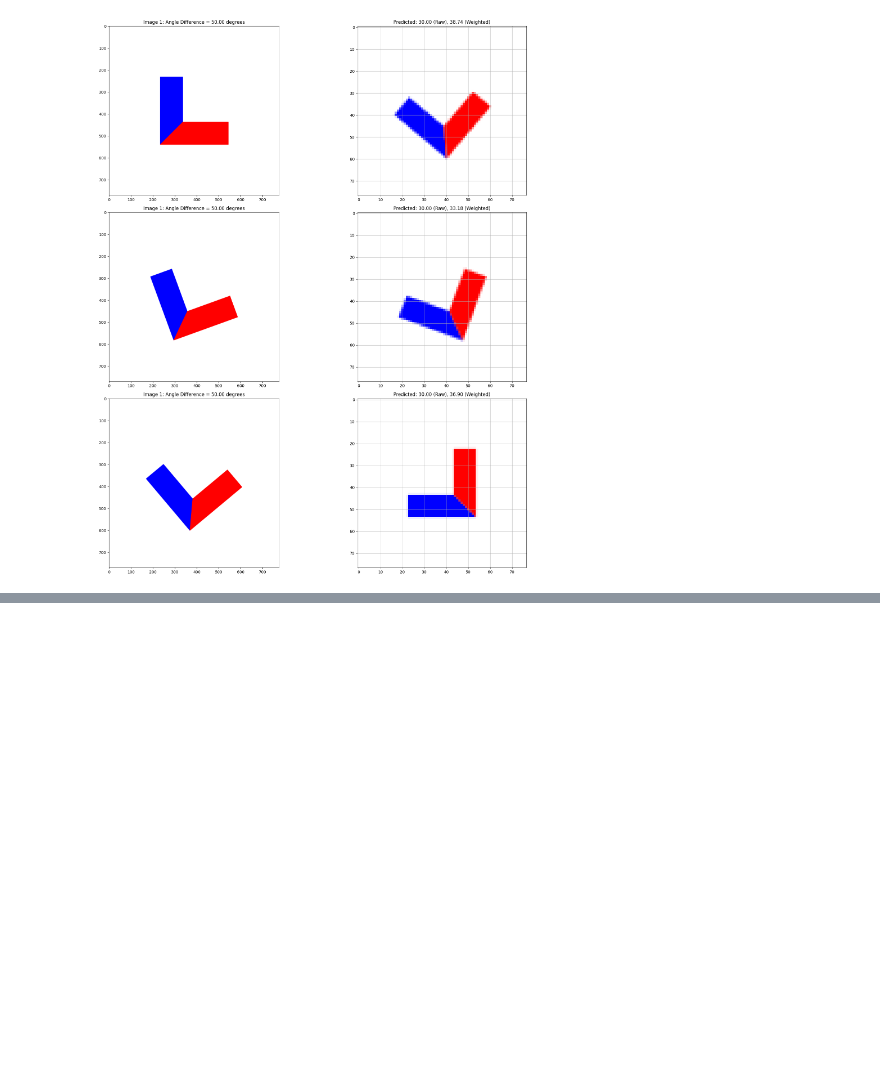
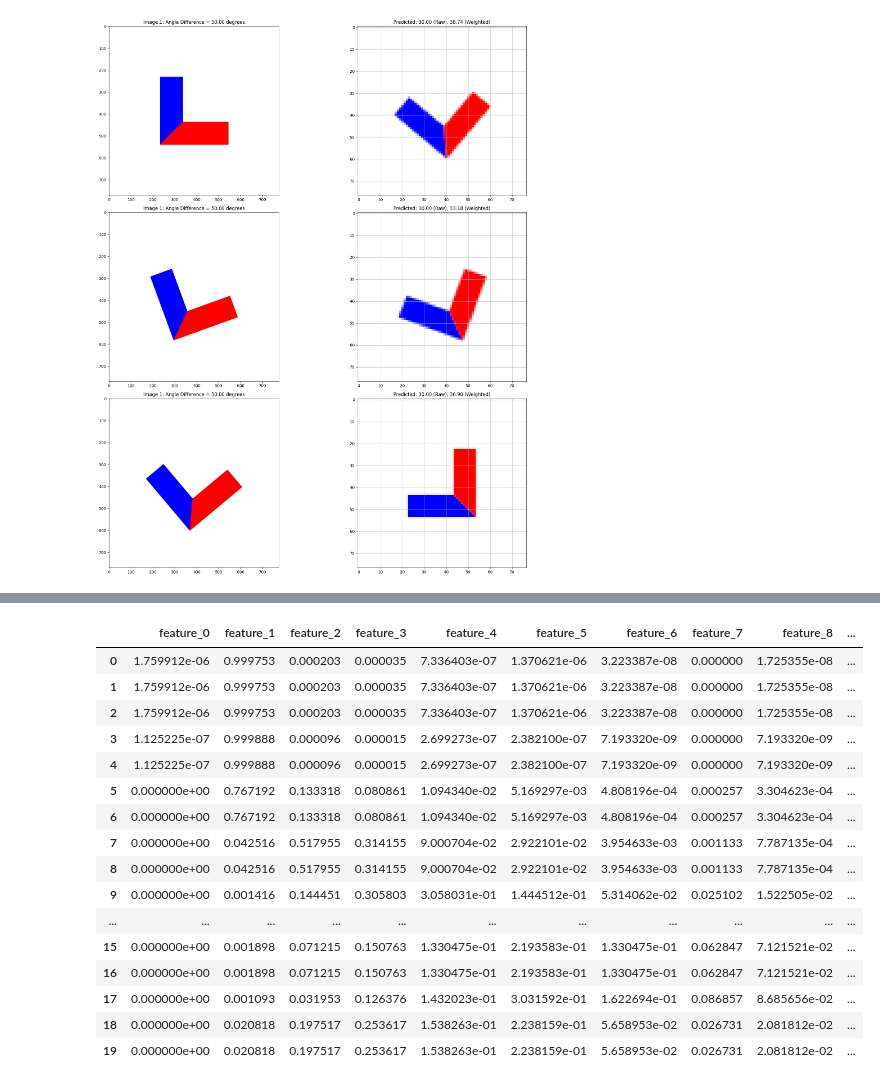
Before and after one commit to shure-dev/featurellm, a Jupyter notebook: sample.ipynb, the cells around one changed output, grey strips where cells are left out. Cells and saved outputs as stored; diff of their text form; code cells hidden in the pictures; blank space fills up the shorter version.

```diff
--- a/sample.ipynb
+++ b/sample.ipynb
@@ -770,0 +1003,20 @@ Mean Weighted Error: 4.58
+# %%
+df_dataset
+# %% [output]
+|  | feature_0 | feature_1 | feature_2 | feature_3 | feature_4 | feature_5 | feature_6 | feature_7 | feature_8 | ... |
+| 0 | 1.759912e-06 | 0.999753 | 0.000203 | 0.000035 | 7.336403e-07 | 1.370621e-06 | 3.223387e-08 | 0.000000 | 1.725355e-08 | ... |
+| 1 | 1.759912e-06 | 0.999753 | 0.000203 | 0.000035 | 7.336403e-07 | 1.370621e-06 | 3.223387e-08 | 0.000000 | 1.725355e-08 | ... |
+| 2 | 1.759912e-06 | 0.999753 | 0.000203 | 0.000035 | 7.336403e-07 | 1.370621e-06 | 3.223387e-08 | 0.000000 | 1.725355e-08 | ... |
+| 3 | 1.125225e-07 | 0.999888 | 0.000096 | 0.000015 | 2.699273e-07 | 2.382100e-07 | 7.193320e-09 | 0.000000 | 7.193320e-09 | ... |
+| 4 | 1.125225e-07 | 0.999888 | 0.000096 | 0.000015 | 2.699273e-07 | 2.382100e-07 | 7.193320e-09 | 0.000000 | 7.193320e-09 | ... |
+| 5 | 0.000000e+00 | 0.767192 | 0.133318 | 0.080861 | 1.094340e-02 | 5.169297e-03 | 4.808196e-04 | 0.000257 | 3.304623e-04 | ... |
+| 6 | 0.000000e+00 | 0.767192 | 0.133318 | 0.080861 | 1.094340e-02 | 5.169297e-03 | 4.808196e-04 | 0.000257 | 3.304623e-04 | ... |
+| 7 | 0.000000e+00 | 0.042516 | 0.517955 | 0.314155 | 9.000704e-02 | 2.922101e-02 | 3.954633e-03 | 0.001133 | 7.787135e-04 | ... |
+| 8 | 0.000000e+00 | 0.042516 | 0.517955 | 0.314155 | 9.000704e-02 | 2.922101e-02 | 3.954633e-03 | 0.001133 | 7.787135e-04 | ... |
+| 9 | 0.000000e+00 | 0.001416 | 0.144451 | 0.305803 | 3.058031e-01 | 1.444512e-01 | 5.314062e-02 | 0.025102 | 1.522505e-02 | ... |
+| ... | ... | ... | ... | ... | ... | ... | ... | ... | ... | ... |
+| 15 | 0.000000e+00 | 0.001898 | 0.071215 | 0.150763 | 1.330475e-01 | 2.193583e-01 | 1.330475e-01 | 0.062847 | 7.121521e-02 | ... |
+| 16 | 0.000000e+00 | 0.001898 | 0.071215 | 0.150763 | 1.330475e-01 | 2.193583e-01 | 1.330475e-01 | 0.062847 | 7.121521e-02 | ... |
+| 17 | 0.000000e+00 | 0.001093 | 0.031953 | 0.126376 | 1.432023e-01 | 3.031592e-01 | 1.622694e-01 | 0.086857 | 8.685656e-02 | ... |
+| 18 | 0.000000e+00 | 0.020818 | 0.197517 | 0.253617 | 1.538263e-01 | 2.238159e-01 | 5.658953e-02 | 0.026731 | 2.081812e-02 | ... |
+| 19 | 0.000000e+00 | 0.020818 | 0.197517 | 0.253617 | 1.538263e-01 | 2.238159e-01 | 5.658953e-02 | 0.026731 | 2.081812e-02 | ... |
```
Also changed, not shown: parts of 9 cells of this notebook.
